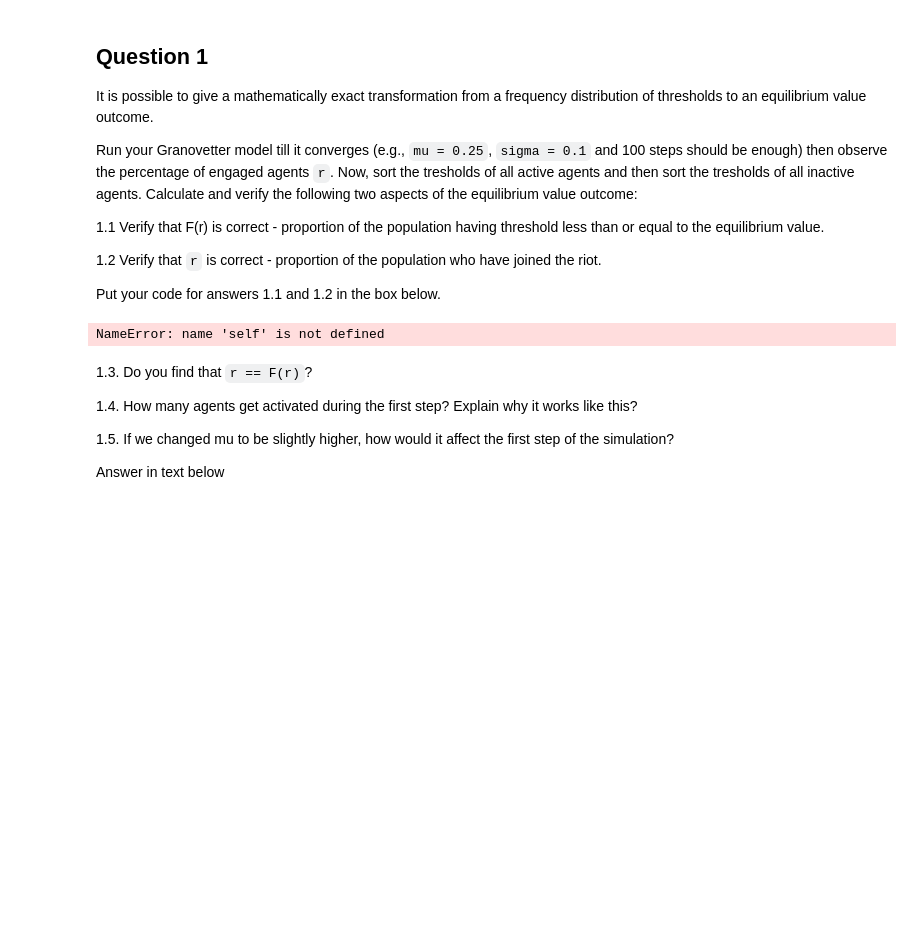
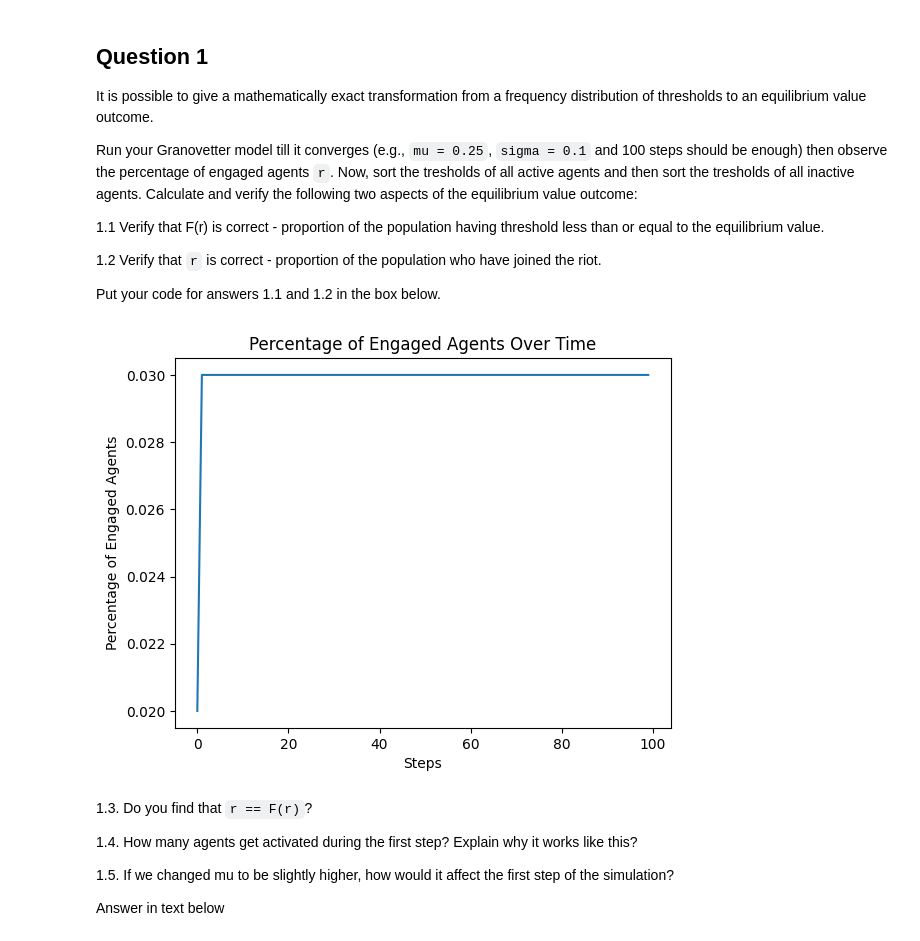
Before and after one commit to karinlie/CMSS, a Jupyter notebook: granovetter-example-handout-checkpoint.ipynb, the cells around one changed output. Drawn from its saved outputs; the diff is of its cells as text; code cells hidden in the pictures; blank space fills up the shorter version.

Commit message:
Correcting the counter

```diff
--- a/granovetter-example-handout-checkpoint.ipynb
+++ b/granovetter-example-handout-checkpoint.ipynb
@@ -211,10 +217,10 @@ class GranovetterModelBasic(Model):
         self.N = N
         self.mu = mu
         self.sigma = sigma
-        self.counter = 0
+        self.engaged = 0
         self.running = True
+        self.engaged_percentage = [] #To answer question 1
         self.schedule = SimultaneousActivation(self)
-
 
         # 2 Create agents [Your code here]
         for i in range(N):
@@ -223,6 +229,10 @@ class GranovetterModelBasic(Model):
             agent = GranovetterAgentBasic(uniqueId, engagement_threshold, self)
             self.schedule.add(agent)
 
+             # Data collector to track engaged agents over time
+        #self.datacollector = DataCollector(
+        #    model_reporters={"Engaged": "engaged_percentage"}
+        #)
 
     def step(self):
         '''
@@ -230,16 +240,23 @@ class GranovetterModelBasic(Model):
         '''
 
         # 3 Step model function
-        # for agent in self.schedule.agents:
-        #     if agent.engaged:
-        #         self.engaged += 1
+
         # Reset counter of engaged agents each model step
         self.engaged = 0
         self.schedule.step()
 
+        for agent in self.schedule.agents:#teste
+            if agent.engaged:
+                self.engaged += 1
+
+        # Calculate the percentage of engaged agents (to answer question 1)
+        engaged_agents = sum(agent.engaged for agent in self.schedule.agents)
+        all_agents = len(self.schedule.agents)
+        percentage_engaged = engaged_agents / all_agents
+        self.engaged_percentage.append(percentage_engaged)
 
         # 4 Stop the model if all agents are engaged
-        if self.engaged == len(self.schedule.agents): #changed here!!!
+        if self.engaged == self.schedule.get_agent_count():
             self.running = False
 # %% [markdown]
 # 2. Run the Agent/Model Basic
@@ -283,14 +318,15 @@ Put your code for answers 1.1 and 1.2 in the box below.
 # %%
 # Answer 1.1 and 1.2 [Your code here]
 
-self.engaged_percentage = []
+import matplotlib.pyplot as plt
 
-# Calculate the percentage of engaged agents
-engaged_agents = sum(agent.engaged for agent in self.schedule.agents)
-percentage_engaged = engaged_agents / len(self.schedule.agents)
-self.engaged_percentage.append(percentage_engaged)
+plt.plot(model.engaged_percentage)
+plt.xlabel('Steps')
+plt.ylabel('Percentage of Engaged Agents')
+plt.title('Percentage of Engaged Agents Over Time')
+plt.show()
 # %% [output]
-NameError: name 'self' is not defined
+[figure, added]
 # %% [markdown]
 1.3. Do you find that ``r == F(r)``?
 
```
Also changed, not shown: parts of 2 cells of this notebook.
